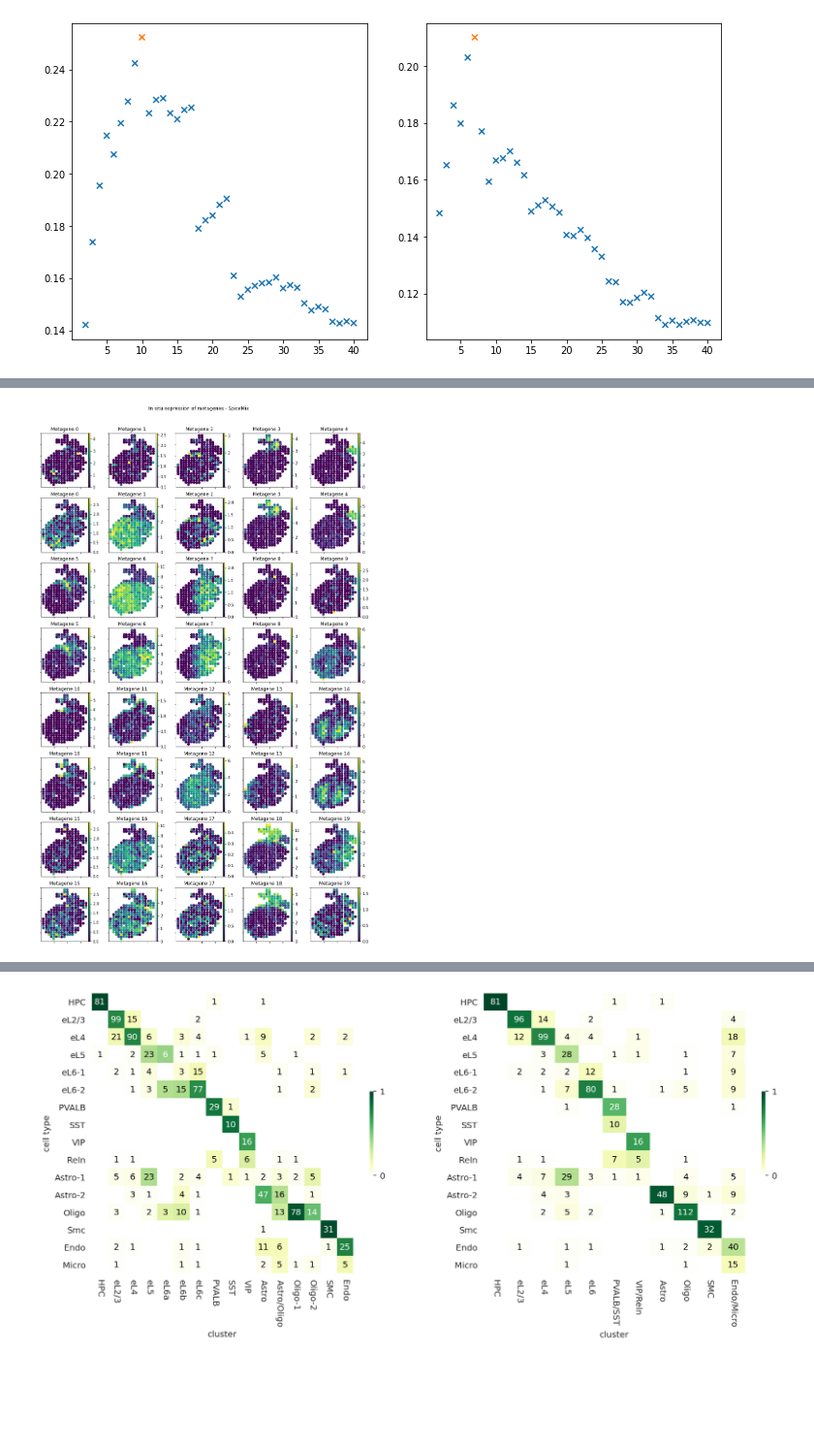
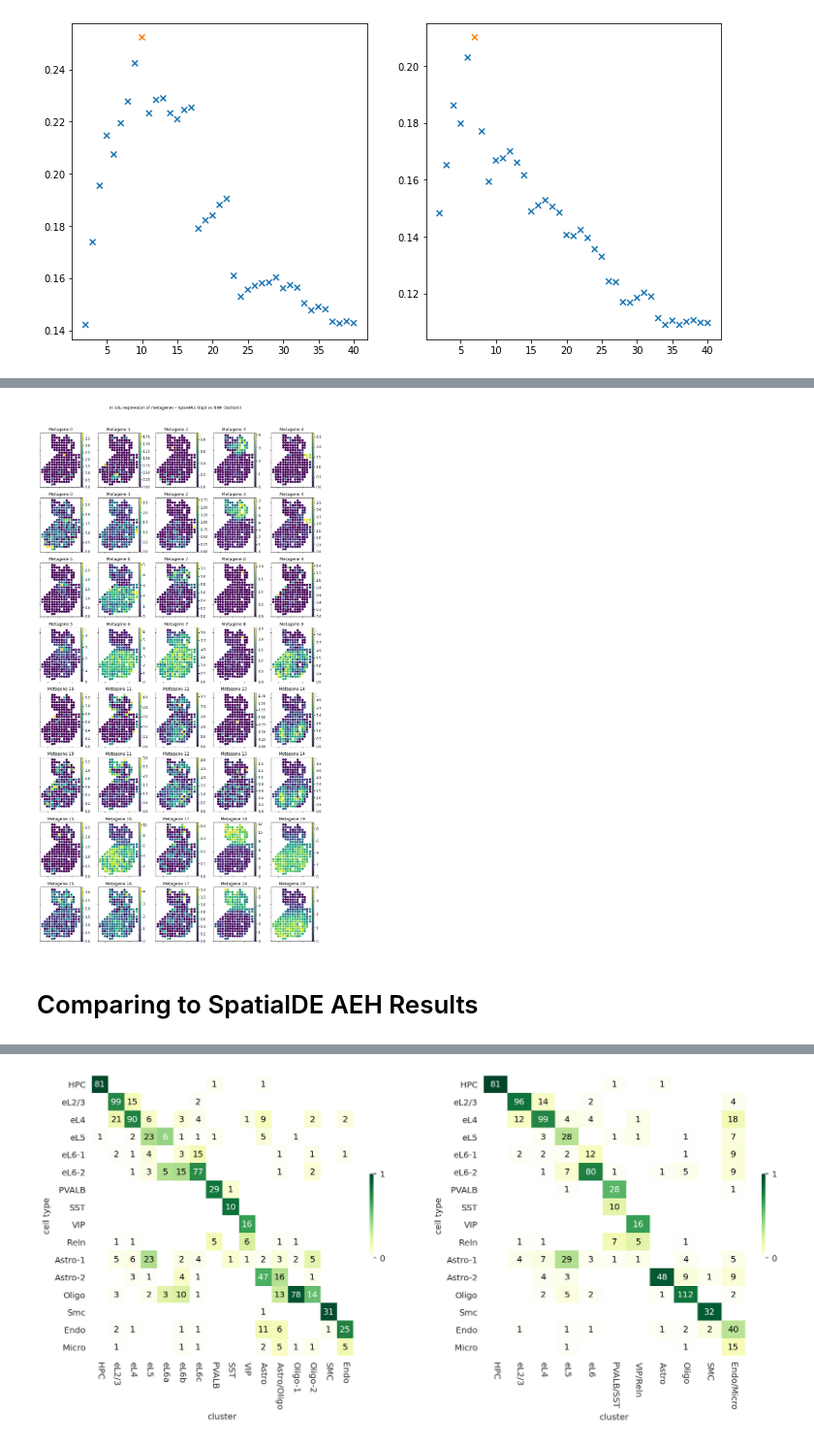
Before and after one commit to alam-shahul/popari, a Jupyter notebook: SpiceMix/analyze_results.ipynb, the cells around one changed output, grey strips where cells are left out. Shown at 97% size. Drawn from its saved outputs; the diff is of its cells as text; code cells hidden in the pictures; blank space fills up the shorter version.

Commit message:
Improved plotting functions of Result class.

```diff
--- a/SpiceMix/analyze_results.ipynb
+++ b/SpiceMix/analyze_results.ipynb
@@ -121,3 +90,5 @@ NameError: name 'obj_SpiceMix' is not defined
+# %%
+replicate = "18"
 # %%
 # We ovrlap latent states on the spatial space
 # SpiceMix metagenes are expected to show clearer spatial patterns with less background expressions
@@ -127,9 +98,11 @@ segmentdata['green'][0] = (0., 1., 1.)
 segmentdata['blue' ][0] = (0., 1., 1.)
 cmap = LinearSegmentedColormap('', segmentdata=segmentdata, N=256)
 
-fig, axes = plt.subplots(8, 5, figsize=(15, 24))
-fig.suptitle('In situ expression of metagenes - SpiceMix', y=.92)
-cardiac_development_spatial_result.plot_metagenes(axes[[0, 2, 4, 6]], s=1, cmap=cmap, replicate=b"13")
-cardiac_development_nmf_result.plot_metagenes(axes[[1, 3, 5, 7]], s=1, cmap=cmap, replicate=b"13")
+plot_height = 8
+plot_width = 5
+fig, axes = plt.subplots(plot_height, plot_width, figsize=(plot_width * 3, plot_height * 3.5))
+fig.suptitle('In situ expression of metagenes - SpiceMix (top) vs NMF (bottom)', y=.92)
+cardiac_development_spatial_result.plot_metagenes(axes[[0, 2, 4, 6]], s=1, cmap=cmap, replicate=replicate)
+cardiac_development_nmf_result.plot_metagenes(axes[[1, 3, 5, 7]], s=1, cmap=cmap, replicate=replicate)
 plt.show()
 # %% [output]
@@ -136 +126,3 @@ plt.show()
-[figure, old version]
+[figure, new version]
+# %% [markdown]
+# Comparing to SpatialDE AEH Results
```
Also changed, not shown: parts of 16 cells of this notebook, 2 other files.
